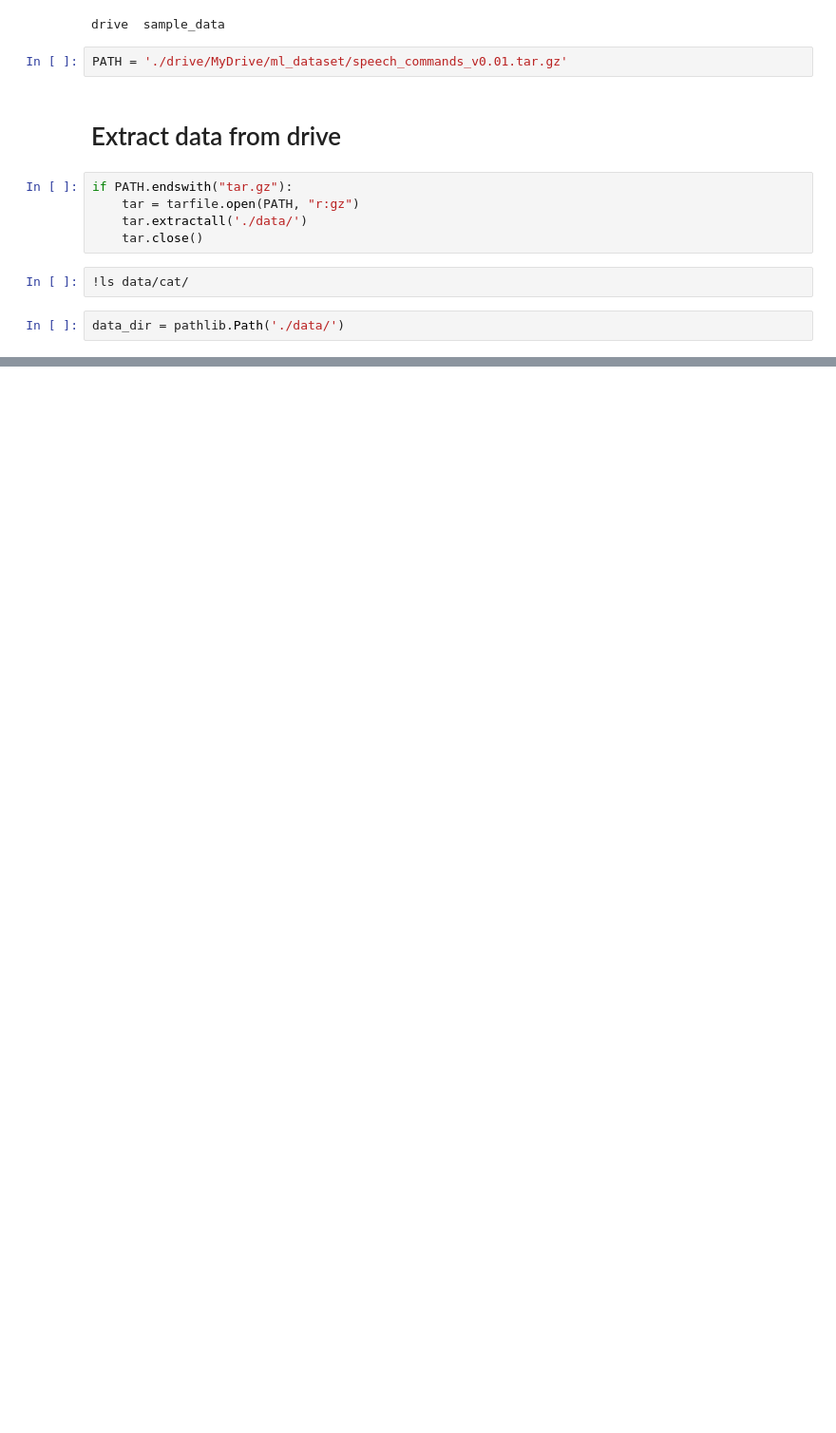
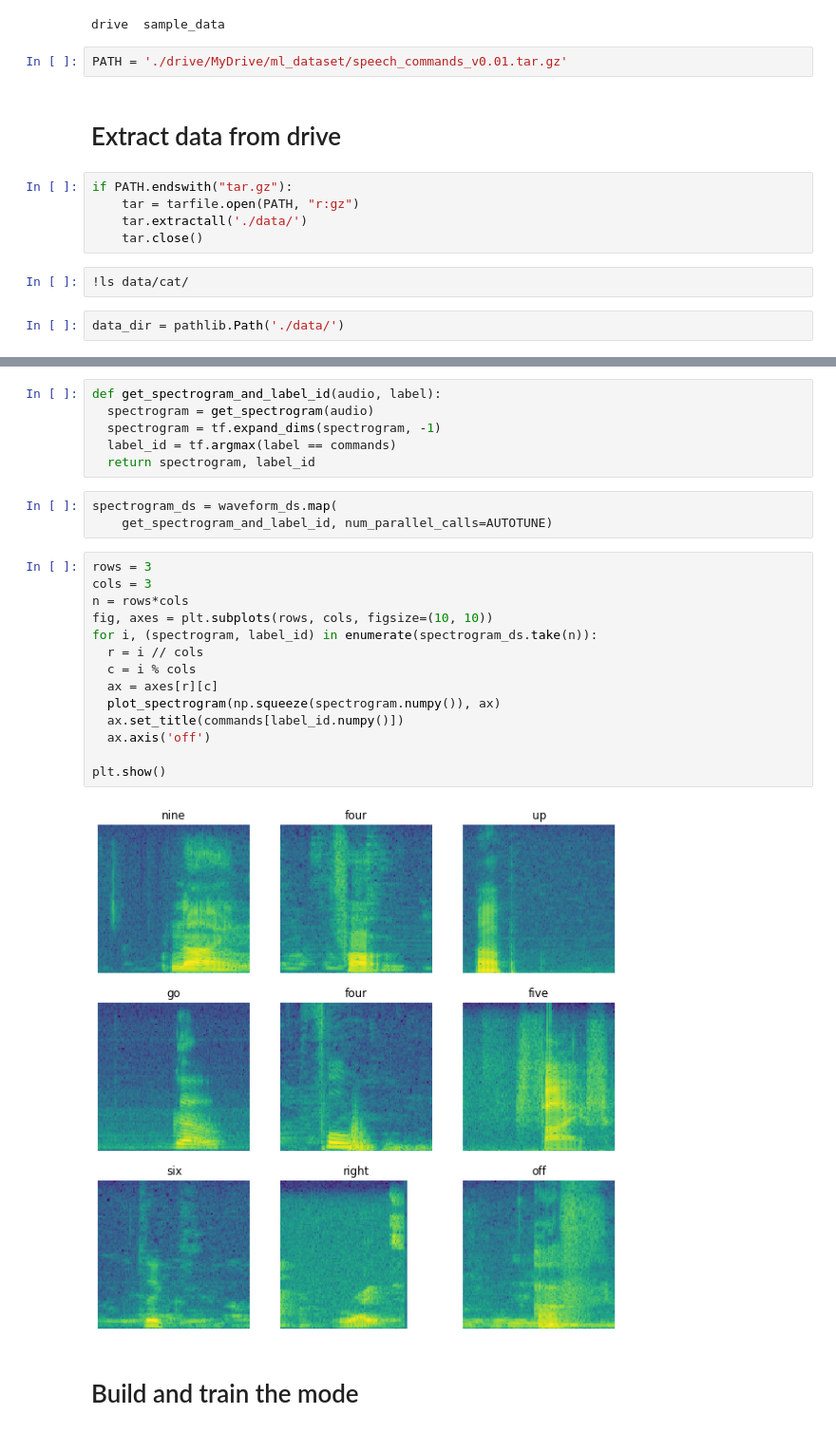
Before and after one commit to milicagaljak/SpeechCommandRecognition, a Jupyter notebook: 01_main.ipynb, the cells around one changed output, grey strips where cells are left out. Shown: that part at 95% size. Drawn from its saved outputs; the diff is of its cells as text; blank space fills up the shorter version.

```diff
--- a/01_main.ipynb
+++ b/01_main.ipynb
@@ -54,0 +202,27 @@ Split the files into training, validation and test sets using a 80:10:10 ratio,
+# %%
+def get_spectrogram_and_label_id(audio, label):
+  spectrogram = get_spectrogram(audio)
+  spectrogram = tf.expand_dims(spectrogram, -1)
+  label_id = tf.argmax(label == commands)
+  return spectrogram, label_id
+# %%
+spectrogram_ds = waveform_ds.map(
+    get_spectrogram_and_label_id, num_parallel_calls=AUTOTUNE)
+# %%
+rows = 3
+cols = 3
+n = rows*cols
+fig, axes = plt.subplots(rows, cols, figsize=(10, 10))
+for i, (spectrogram, label_id) in enumerate(spectrogram_ds.take(n)):
+  r = i // cols
+  c = i % cols
+  ax = axes[r][c]
+  plot_spectrogram(np.squeeze(spectrogram.numpy()), ax)
+  ax.set_title(commands[label_id.numpy()])
+  ax.axis('off')
+
+plt.show()
+# %% [output]
+[figure, added]
+# %% [markdown]
+# Build and train the mode
```
Also changed, not shown: parts of 37 cells of this notebook.
